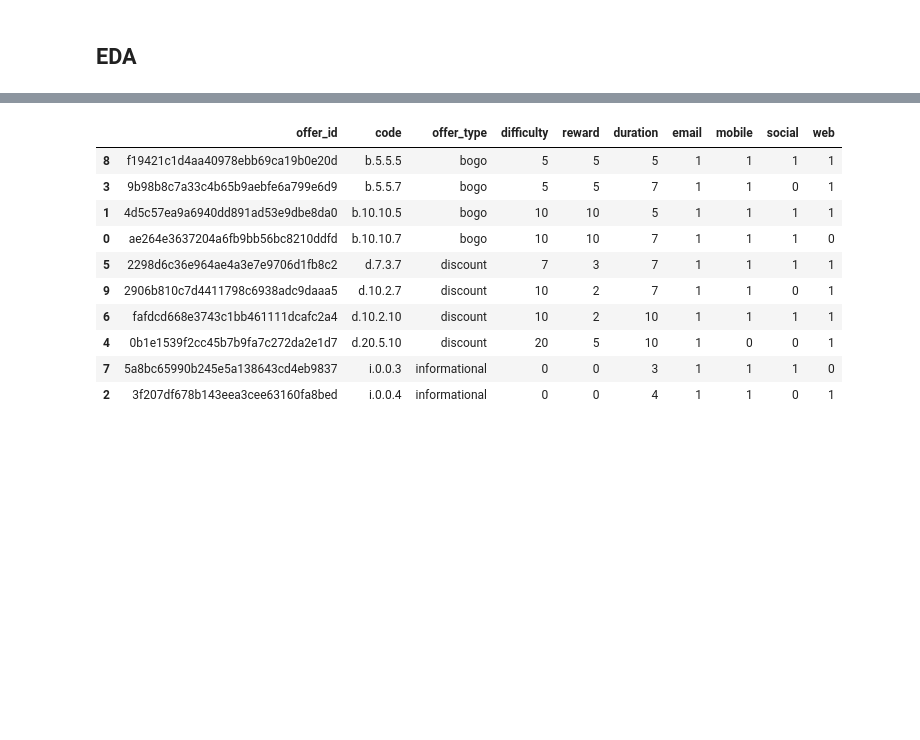
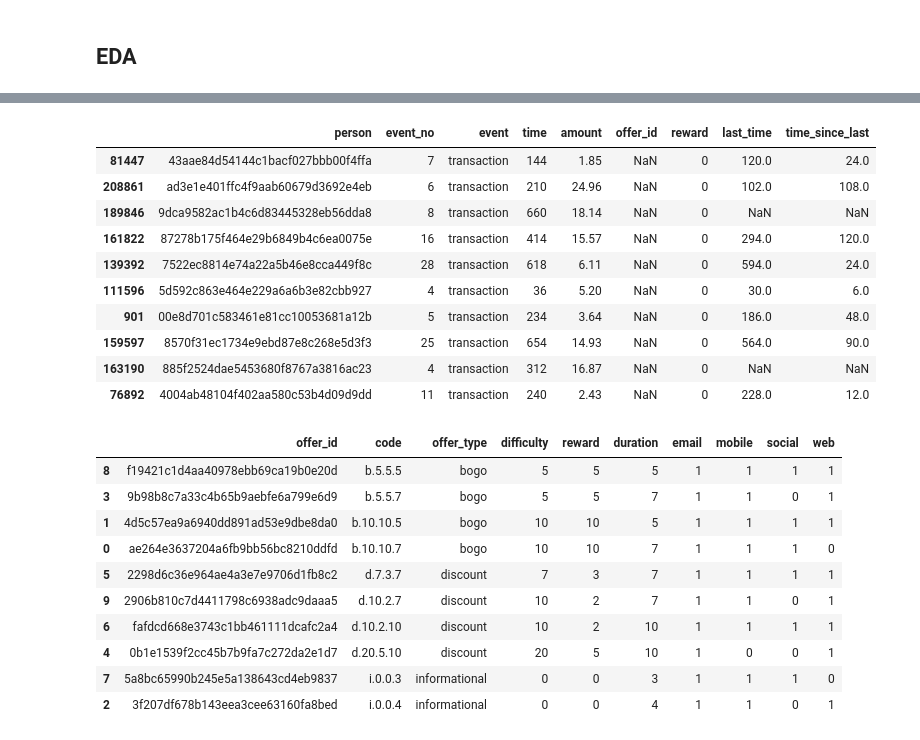
Before and after one commit to felipe-takaoka/starbucks-capstone, a Jupyter notebook: Starbucks_Capstone_notebook.ipynb, the cells around one changed output, grey strips where cells are left out. Cells and saved outputs as stored; diff of their text form; code cells hidden in the pictures; blank space fills up the shorter version.

```diff
--- a/Starbucks_Capstone_notebook.ipynb
+++ b/Starbucks_Capstone_notebook.ipynb
@@ -266,3 +266,17 @@ Name: time_since_last, dtype: float64
+# %%
+transcript_eda.loc[transcript_eda["event"]=="transaction"].sample(10)
+# %% [output]
+|  | person | event_no | event | time | amount | offer_id | reward | last_time | time_since_last |
+| 81447 | 43aae84d54144c1bacf027bbb00f4ffa | 7 | transaction | 144 | 1.85 | NaN | 0 | 120.0 | 24.0 |
+| 208861 | ad3e1e401ffc4f9aab60679d3692e4eb | 6 | transaction | 210 | 24.96 | NaN | 0 | 102.0 | 108.0 |
+| 189846 | 9dca9582ac1b4c6d83445328eb56dda8 | 8 | transaction | 660 | 18.14 | NaN | 0 | NaN | NaN |
+| 161822 | 87278b175f464e29b6849b4c6ea0075e | 16 | transaction | 414 | 15.57 | NaN | 0 | 294.0 | 120.0 |
+| 139392 | 7522ec8814e74a22a5b46e8cca449f8c | 28 | transaction | 618 | 6.11 | NaN | 0 | 594.0 | 24.0 |
+| 111596 | 5d592c863e464e229a6a6b3e82cbb927 | 4 | transaction | 36 | 5.20 | NaN | 0 | 30.0 | 6.0 |
+| 901 | 00e8d701c583461e81cc10053681a12b | 5 | transaction | 234 | 3.64 | NaN | 0 | 186.0 | 48.0 |
+| 159597 | 8570f31ec1734e9ebd87e8c268e5d3f3 | 25 | transaction | 654 | 14.93 | NaN | 0 | 564.0 | 90.0 |
+| 163190 | 885f2524dae5453680f8767a3816ac23 | 4 | transaction | 312 | 16.87 | NaN | 0 | NaN | NaN |
+| 76892 | 4004ab48104f402aa580c53b4d09d9dd | 11 | transaction | 240 | 2.43 | NaN | 0 | 228.0 | 12.0 |
 # %%
 portfolio_df
 # %% [output]
```
Also changed, not shown: parts of 4 cells of this notebook.
